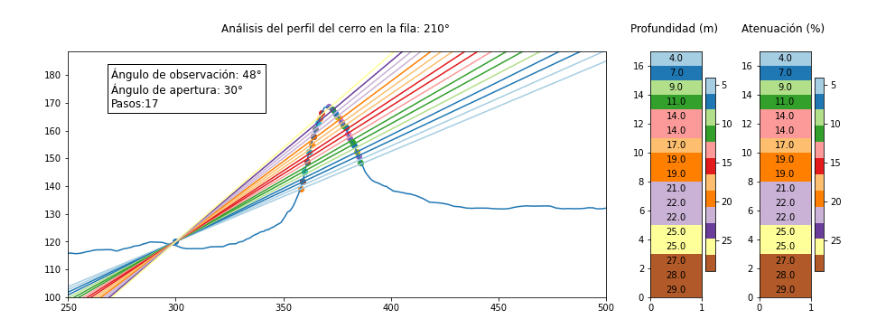
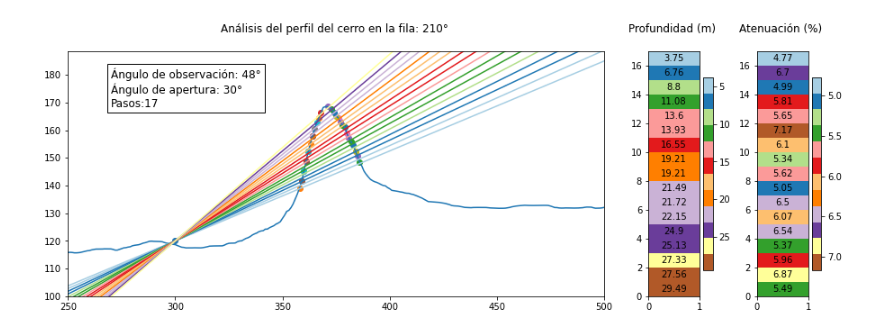
Before and after one commit to gsalazarq/cosmicraysuni, a Jupyter notebook: atenuation_calculation/calculo_atenuacion.ipynb, the cells around one changed output. Saved outputs shown, nothing was run; the diff lists cells and outputs as text; code cells hidden in the pictures.

```diff
--- a/atenuation_calculation/calculo_atenuacion.ipynb
+++ b/atenuation_calculation/calculo_atenuacion.ipynb
@@ -98,6 +98,7 @@ def angulo_maximo(arr_x, np_array, p): #arra_x: indices en el eje X, fila: fila
 fila = 210
 n,m = 300 ,120
 apertura = 30
+factor = 1
 # %%
 file = './rastert_dem_uni1-clean.txt' ## DEM file
 ## CARGAR LOS DATOS DEL RASTER
@@ -135,7 +136,7 @@ for i in range(ang_max-apertura, ang_max,1):
         axs[0].plot(arr_x, y, color=color[j])
         axs[0].scatter(p1[0], p1[1])
         axs[0].scatter(p2[0], p2[1])
-        d = distancia(p1,p2)
+        d = (distancia(p1,p2))*factor
         j=j+1
         evento = [fila, 90-i,d]  #los valores registrados son azimutales, los valores en el plot son elevación
         vec_dis.append(evento)
@@ -154,7 +155,7 @@ axs[0].set_ylim(100, np.max(arr_y_cerro)+20)
 a=[]
 for i in range(len(vec_dis)):
     r = vec_dis[i][2]
-    a.append(np.round(r))
+    a.append(np.round(r,2))
 
 a = np.array(a)
 a=a[::-1]
@@ -178,35 +179,39 @@ for i in range(matriz_rotada.shape[0]):
 #PLOT 2
 ############
 
+#a = np.array(a)
+#a=a[::-1]
+matriz_2 = np.tile(data_porcentaje, (1,1))
+matriz_rotada_2 = np.rot90(matriz_2)
 
 axs[2].set_title("Atenuación (%) \n")
 
-io = axs[2].pcolormesh(matriz_rotada,cmap="Paired")
+io = axs[2].pcolormesh(matriz_rotada_2,cmap="Paired")
 
-for i in range(matriz_rotada.shape[0]):
-    for j in range(matriz_rotada.shape[1]):
-        axs[2].text(j+0.5, i+0.5, str(matriz_rotada[i,j]), color='black', ha='center', va='center')
+for i in range(matriz_rotada_2.shape[0]):
+    for j in range(matriz_rotada_2.shape[1]):
+        axs[2].text(j+0.5, i+0.5, str(matriz_rotada_2[i,j]), color='black', ha='center', va='center')
 
 
 
 ######################################
 
 
 #plt.tight_layout()
 cbar1 = fig.colorbar(im, ax=axs[1])
 cbar2 = fig.colorbar(io, ax=axs[2])
 
 cbar1.ax.invert_yaxis()
 cbar2.ax.invert_yaxis()
 # Mostrar los subplots
 plt.savefig('analisis_fila_'+str(fila)+'_angmax_'+str(ang_max)+'_apertura_'+str(apertura)+'_pasos_'+str(1+np.round(ang_max-apertura))+'.jpg')
 
 plt.show()
 
 
 
 df = pd.DataFrame(vec_dis, columns=['fila','angulo','distancia'])
 nombre_file = 'datos_fila_'+str(fila)+'_angmax_'+str(ang_max)+'_apertura_'+str(apertura)+'_pasos_'+str(1+np.round(ang_max-apertura))+'.txt'
 df.to_csv(nombre_file, index=False, header=True, sep=' ')
 # %% [output]
-[figure, old version]
+[figure, new version]
```
Also changed, not shown: parts of 10 cells of this notebook, 1 other file.
